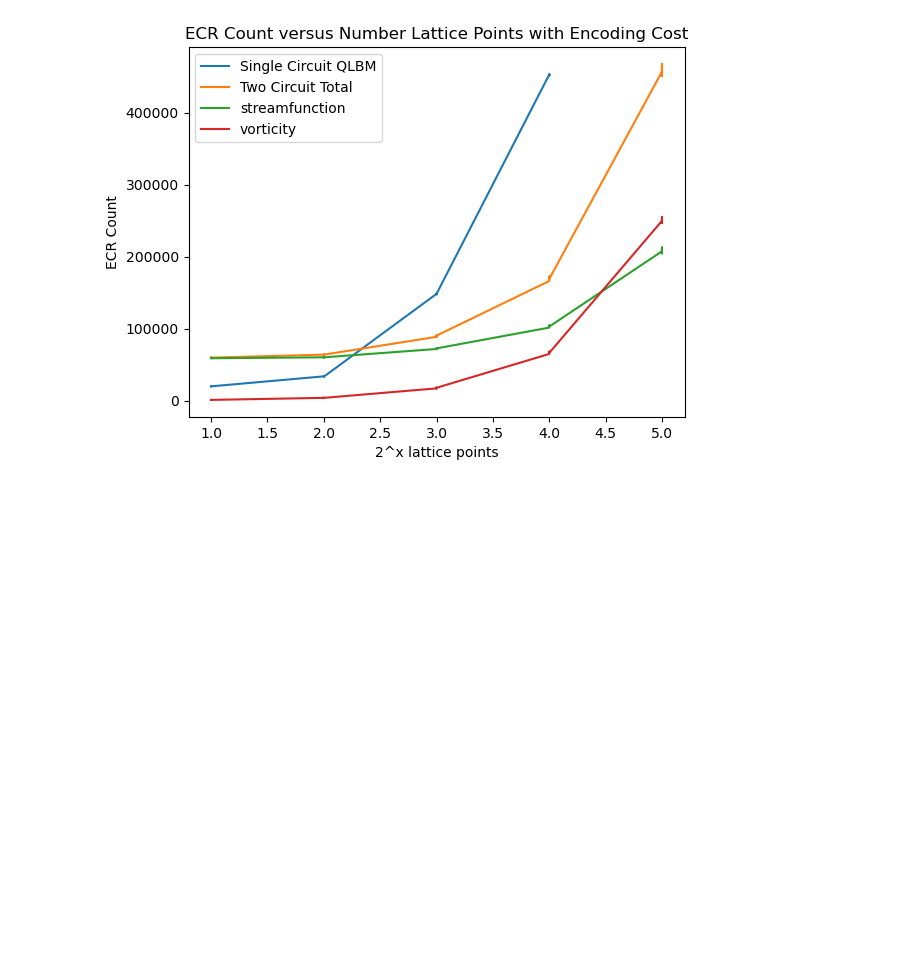
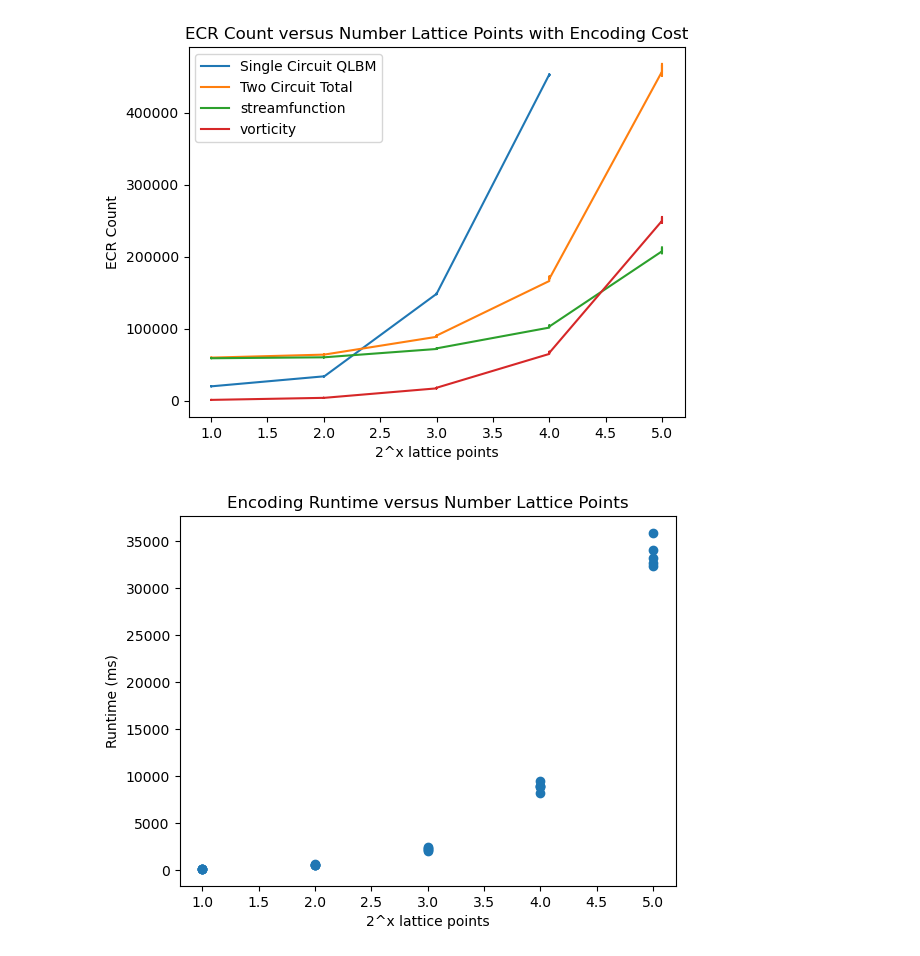
Before and after one commit to comp-physics/QLBM-frugal, a Jupyter notebook: parallelization_analysis/data/analysis.ipynb, the cells around one changed output. Cells and saved outputs as stored; diff of their text form; code cells hidden in the pictures; blank space fills up the shorter version.

Commit message:
Get individual graphs for what encoding contributes to total resource use

```diff
--- a/parallelization_analysis/data/analysis.ipynb
+++ b/parallelization_analysis/data/analysis.ipynb
@@ -106,3 +106,26 @@ plt.title("ECR Count versus Number Lattice Points with Encoding Cost")
 plt.show()
 # %% [output]
 [figure]
+# %%
+with open("twoCircuitRandomEncodingCost.pkl", "rb") as f:
+    random = pkl.load(f)
+# %%
+depth = []
+ecr_count = []
+runtime = []
+x = []
+
+for i in list(random.keys()):
+    depth.extend(random[i]["depth"])
+    runtime.extend(random[i]["runtime"])
+    ecr_count.extend([random[i]["count_ops"][j]['ecr'] for j in range(len(random[i]["depth"]))])
+
+    x.extend([i] * len(random[i]["depth"]))
+# %%
+plt.scatter(x, runtime)
+plt.xlabel("2^x lattice points")
+plt.ylabel("Runtime (ms)")
+plt.title("Encoding Runtime versus Number Lattice Points")
+plt.show()
+# %% [output]
+[figure, added]
```
Also changed, not shown: parts of 1 cell of this notebook, 2 other files.
